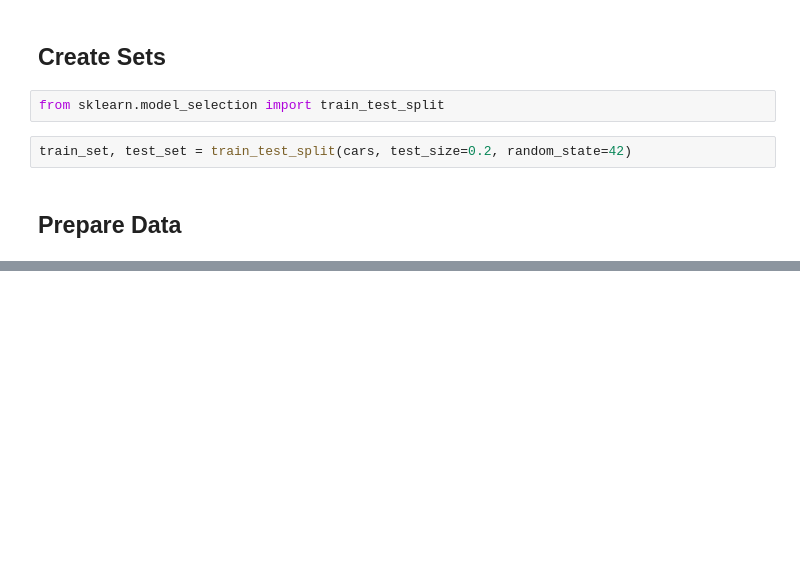
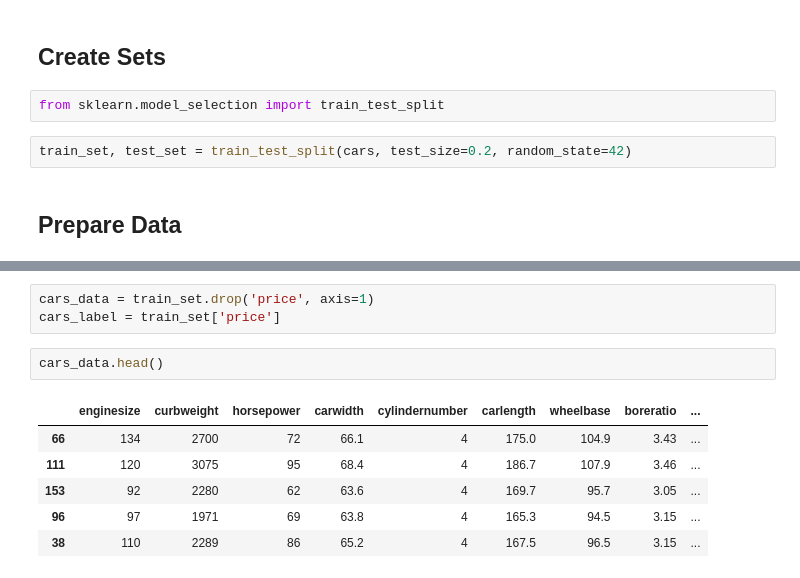
Before and after one commit to karlbehrensg/car-price-prediction, a Jupyter notebook: Car Price Prediction.ipynb, the cells around one changed output, grey strips where cells are left out. Cells and saved outputs as stored; diff of their text form; blank space fills up the shorter version.

```diff
--- a/Car Price Prediction.ipynb
+++ b/Car Price Prediction.ipynb
@@ -220,0 +230,12 @@ train_set, test_set = train_test_split(cars, test_size=0.2, random_state=42)
+# %%
+cars_data = train_set.drop('price', axis=1)
+cars_label = train_set['price']
+# %%
+cars_data.head()
+# %% [output]
+|  | enginesize | curbweight | horsepower | carwidth | cylindernumber | carlength | wheelbase | boreratio | ... |
+| 66 | 134 | 2700 | 72 | 66.1 | 4 | 175.0 | 104.9 | 3.43 | ... |
+| 111 | 120 | 3075 | 95 | 68.4 | 4 | 186.7 | 107.9 | 3.46 | ... |
+| 153 | 92 | 2280 | 62 | 63.6 | 4 | 169.7 | 95.7 | 3.05 | ... |
+| 96 | 97 | 1971 | 69 | 63.8 | 4 | 165.3 | 94.5 | 3.15 | ... |
+| 38 | 110 | 2289 | 86 | 65.2 | 4 | 167.5 | 96.5 | 3.15 | ... |
```
Also changed, not shown: parts of 21 cells of this notebook.
